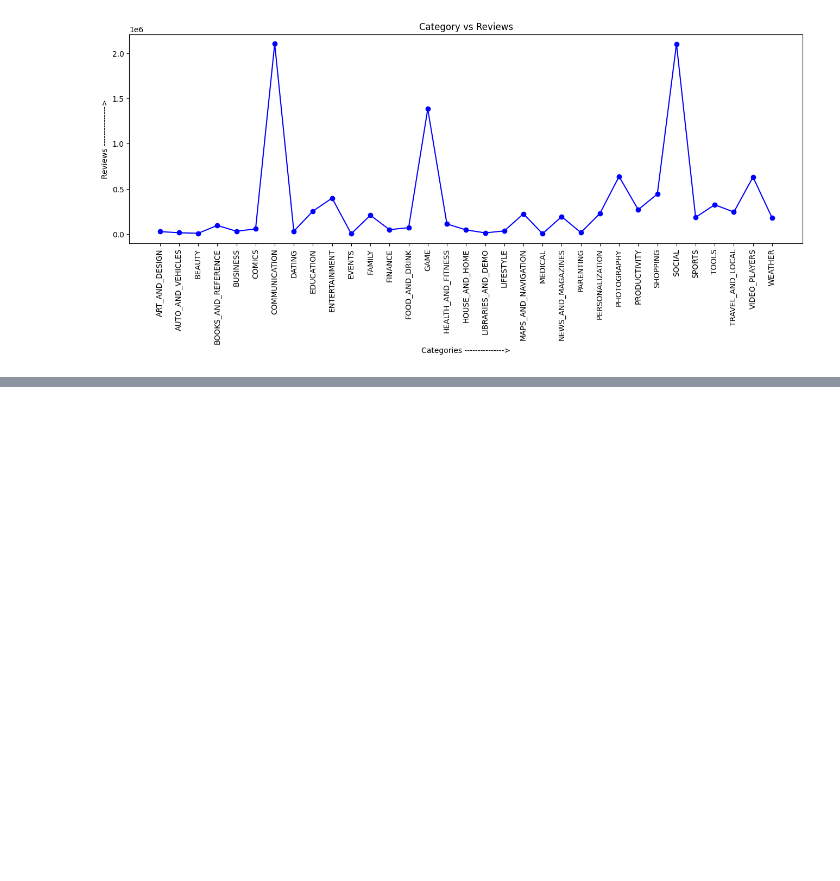
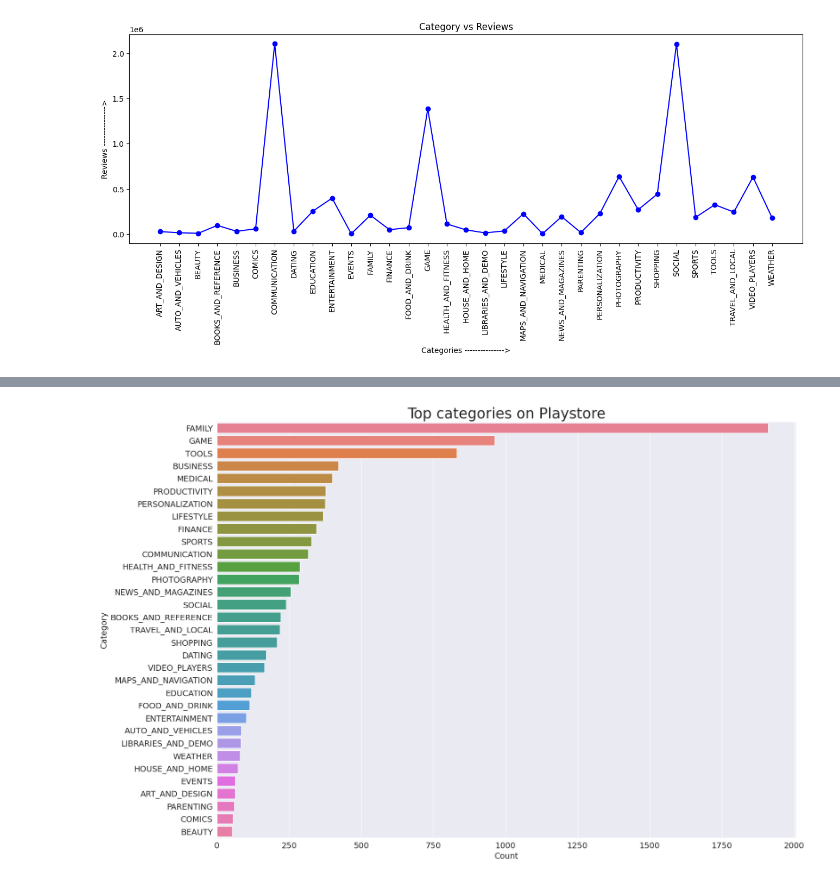
Before and after one commit to Harshalkumar96/Play_Store_App_Review_EDA_Project, a Jupyter notebook: Google_App_Rating_EDA_Project.ipynb, the cells around one changed output, grey strips where cells are left out. Saved outputs shown, nothing was run; the diff lists cells and outputs as text; code cells hidden in the pictures; blank space fills up the shorter version.

```diff
--- a/Google_App_Rating_EDA_Project.ipynb
+++ b/Google_App_Rating_EDA_Project.ipynb
@@ -480,0 +588,2 @@ plt.show()
+# %%
+df = df.drop_duplicates(subset= ["App","Category","Rating","Size","Installs","Type","Price","Content Rating","Genres","Last Updated","Current Ver","Android Ver"])
@@ -480,0 +653,5 @@ plt.show()
+# %%
+# Converting the "Last Updates" column dataType to datetime Type.
+
+df['Last Updated'] = pd.to_datetime(df['Last Updated'])
+df['Last Updated']
@@ -480,0 +703,10 @@ plt.show()
+# %%
+import seaborn as sns
+import matplotlib
+import matplotlib.pyplot as plt
+%matplotlib inline
+
+sns.set_style('darkgrid')
+matplotlib.rcParams['font.size'] = 14
+matplotlib.rcParams['figure.figsize'] = (9, 5)
+matplotlib.rcParams['figure.facecolor'] = '#00000000'
@@ -480,0 +733,17 @@ plt.show()
+# %%
+y = df['Category'].value_counts().index
+x = df['Category'].value_counts()
+xsis = []
+ysis = []
+for i in range(len(x)):
+    xsis.append(x[i])
+    ysis.append(y[i])
+# %%
+plt.figure(figsize=(18,13))
+plt.xlabel("Count")
+plt.ylabel("Category")
+
+graph = sns.barplot(x = xsis, y = ysis, palette= "husl")
+graph.set_title("Top categories on Playstore", fontsize = 25);
+# %% [output]
+[figure, added]
```
Also changed, not shown: parts of 91 cells of this notebook.
